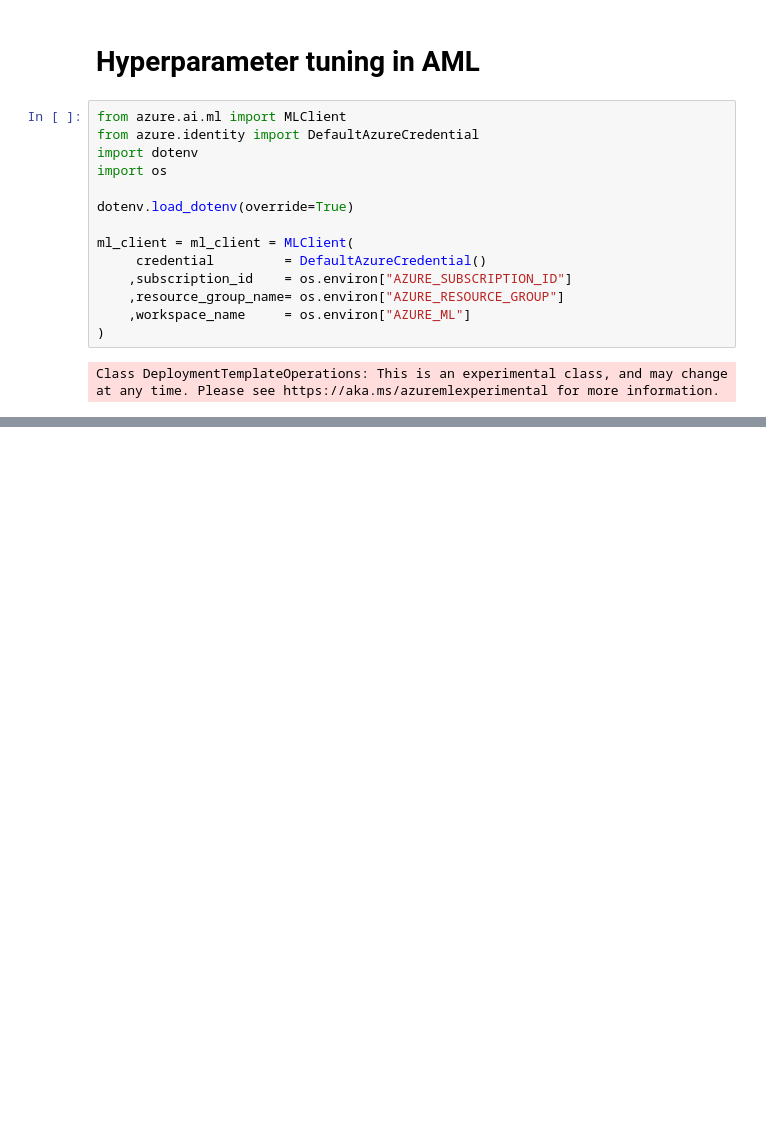
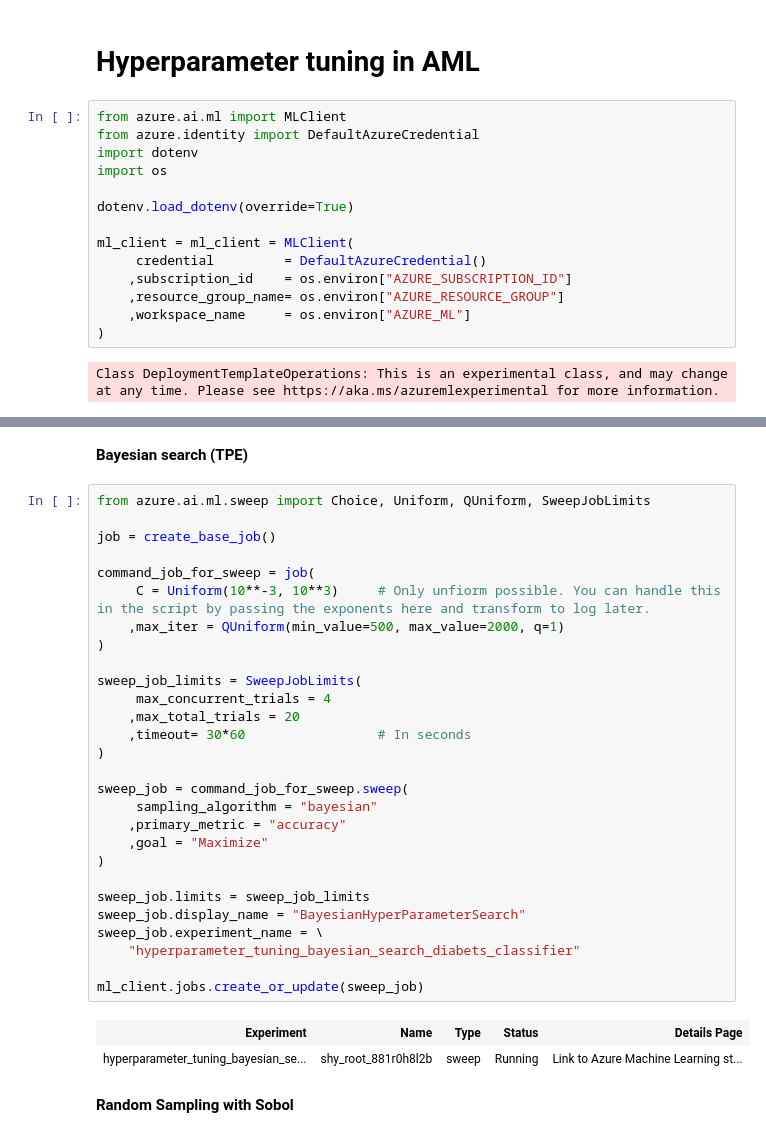
Before and after one commit to drigou/azure-machine-learning, a Jupyter notebook: az-ml/10_HyperParameterTuning/01_HyperParameterTuning.ipynb, the cells around one changed output, grey strips where cells are left out. Cells and saved outputs as stored; diff of their text form; blank space fills up the shorter version.

```diff
--- a/az-ml/10_HyperParameterTuning/01_HyperParameterTuning.ipynb
+++ b/az-ml/10_HyperParameterTuning/01_HyperParameterTuning.ipynb
@@ -43,0 +126,35 @@ ImportError: cannot import name 'job' from 'azure.ai.ml' (c:\Users\dgouwy\Docume
+# %% [markdown]
+**Bayesian search (TPE)**
+# %%
+from azure.ai.ml.sweep import Choice, Uniform, QUniform, SweepJobLimits
+
+job = create_base_job()
+
+command_job_for_sweep = job(
+     C = Uniform(10**-3, 10**3)     # Only unfiorm possible. You can handle this in the script by passing the exponents here and transform to log later.
+    ,max_iter = QUniform(min_value=500, max_value=2000, q=1)
+)
+
+sweep_job_limits = SweepJobLimits(
+     max_concurrent_trials = 4
+    ,max_total_trials = 20
+    ,timeout= 30*60                 # In seconds
+)
+
+sweep_job = command_job_for_sweep.sweep(
+     sampling_algorithm = "bayesian"
+    ,primary_metric = "accuracy"
+    ,goal = "Maximize"
+)
+
+sweep_job.limits = sweep_job_limits
+sweep_job.display_name = "BayesianHyperParameterSearch"
+sweep_job.experiment_name = \
+    "hyperparameter_tuning_bayesian_search_diabets_classifier"
+
+ml_client.jobs.create_or_update(sweep_job)
+# %% [output]
+| Experiment | Name | Type | Status | Details Page |
+| hyperparameter_tuning_bayesian_se... | shy_root_881r0h8l2b | sweep | Running | Link to Azure Machine Learning st... |
+# %% [markdown]
+**Random Sampling with Sobol**
```
Also changed, not shown: parts of 10 cells of this notebook, 3 other files.
